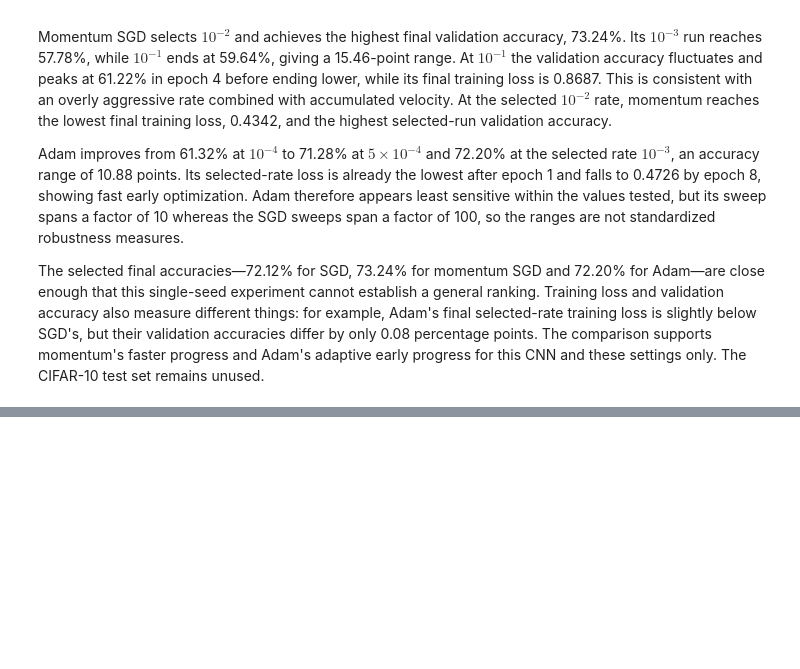
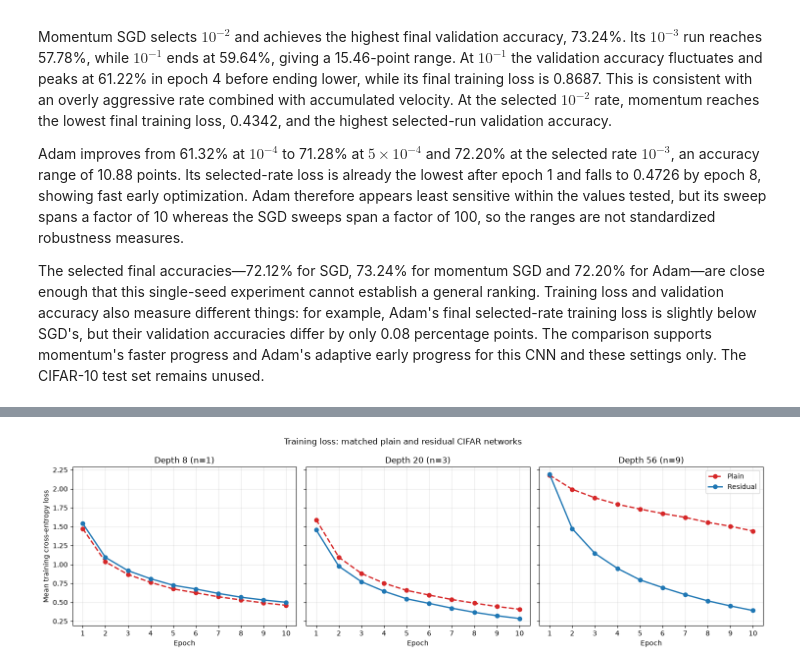
Before and after one commit to LahiruMJ11/CNN-with-CIFAR10, a Jupyter notebook: CNN with CIFAR10.ipynb, the cells around one changed output, grey strips where cells are left out. Saved outputs shown, nothing was run; the diff lists cells and outputs as text; code cells hidden in the pictures; blank space fills up the shorter version.

```diff
--- a/CNN with CIFAR10.ipynb
+++ b/CNN with CIFAR10.ipynb
@@ -1857,0 +2349,9 @@ The selected final accuracies—72.12% for SGD, 73.24% for momentum SGD and 72.2
+# %%
+task3b_histories = {}
+task3b_experiment_start = time.perf_counter()
+for depth in TASK3B_DEPTHS:
+    for family, use_shortcuts in [("Plain", False), ("Residual", True)]:
+        print(f"\nStarting {family}-{depth}")
+        task3b_histories[(family, depth)] = train_task3b_model(family, depth, use_shortcuts)
+task3b_total_time = time.perf_counter() - task3b_experiment_start
+print(f"\nCompleted all six models in {task3b_total_time / 60:.2f} minutes.")
@@ -1857,0 +2376,13 @@ The selected final accuracies—72.12% for SGD, 73.24% for momentum SGD and 72.2
+# %%
+task3b_rows = []
+for (family, depth), history in task3b_histories.items():
+    parameters = task3b_architecture_table.query("family == @family and depth == @depth")["parameters"].iloc[0]
+    task3b_rows.append({
+        "family": family, "depth": depth, "parameters": parameters,
+        "initial epoch loss": history["training loss"].iloc[0],
+        "final training loss": history["training loss"].iloc[-1],
+        "minimum training loss": history["training loss"].min(),
+        "runtime (s)": history["elapsed time (s)"].iloc[-1],
+    })
+task3b_results = pd.DataFrame(task3b_rows).sort_values(["depth", "family"])
+task3b_results
@@ -1857,0 +2397,22 @@ The selected final accuracies—72.12% for SGD, 73.24% for momentum SGD and 72.2
+# %%
+fig, axes = plt.subplots(1, 3, figsize=(15, 4.5), sharey=True)
+family_styles = {"Plain": ("tab:red", "--"), "Residual": ("tab:blue", "-")}
+for axis, depth in zip(axes, TASK3B_DEPTHS):
+    for family in ["Plain", "Residual"]:
+        history = task3b_histories[(family, depth)]
+        color, linestyle = family_styles[family]
+        axis.plot(
+            history["epoch"], history["training loss"], marker="o",
+            color=color, linestyle=linestyle, linewidth=2, label=family,
+        )
+    axis.set_title(f"Depth {depth} (n={(depth - 2) // 6})")
+    axis.set_xlabel("Epoch")
+    axis.set_xticks(range(1, TASK3B_EPOCHS + 1))
+    axis.grid(alpha=0.3)
+axes[0].set_ylabel("Mean training cross-entropy loss")
+axes[-1].legend()
+fig.suptitle("Training loss: matched plain and residual CIFAR networks")
+fig.tight_layout()
+plt.show()
+# %% [output]
+[figure, added]
```
Also changed, not shown: parts of 26 cells of this notebook.
